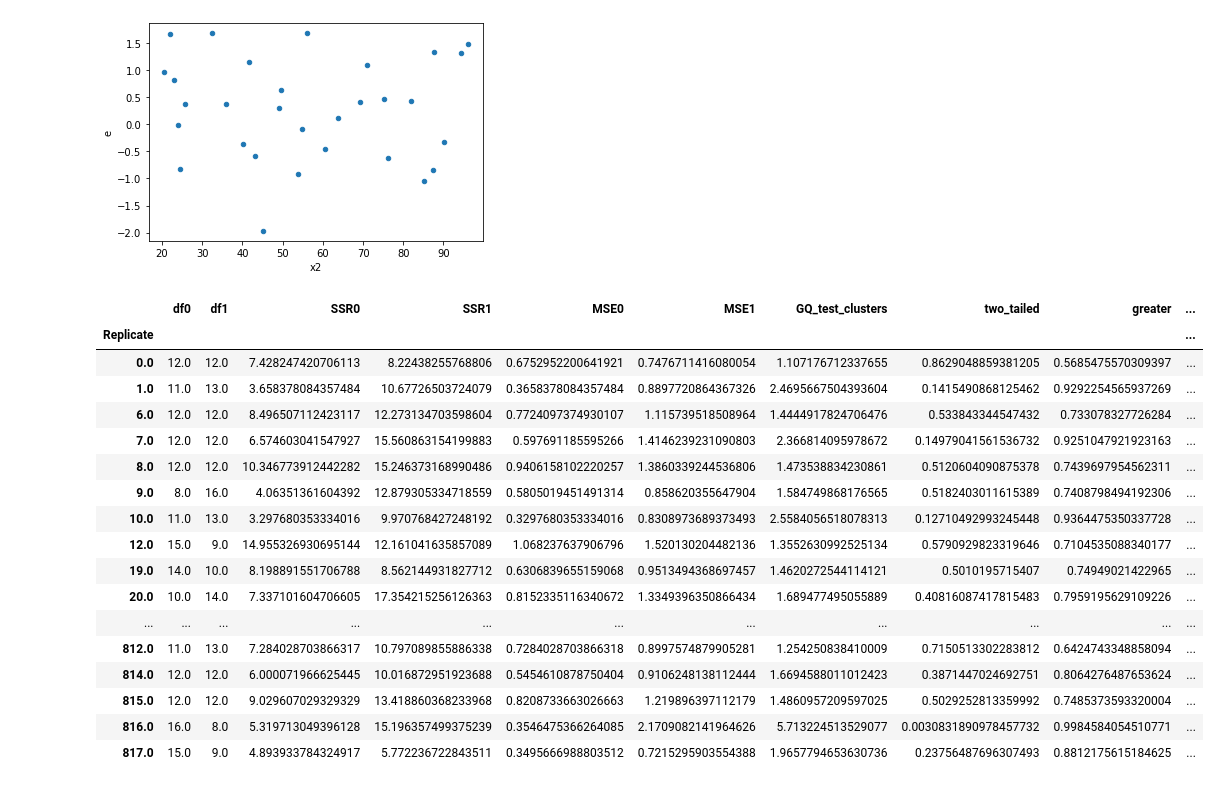
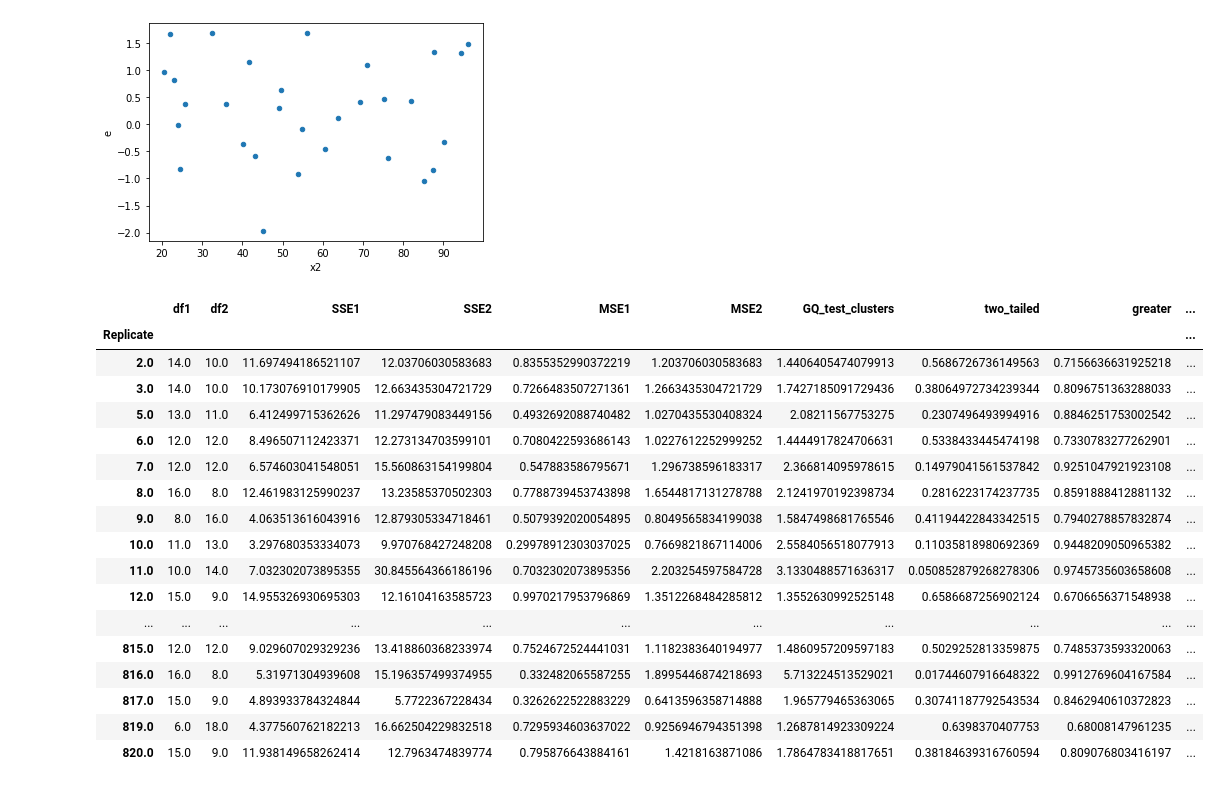
Before and after one commit to iam-fern/Generate_addition, a Jupyter notebook: GQtest_cluster_data_add_delta_(0)_n30_05.ipynb, the cells around one changed output. Cells and saved outputs as stored; diff of their text form; code cells hidden in the pictures.

```diff
--- a/GQtest_cluster_data_add_delta_(0)_n30_05.ipynb
+++ b/GQtest_cluster_data_add_delta_(0)_n30_05.ipynb
@@ -250,38 +249,38 @@ for run_replicate in list_replicate:
 # %%
 # สร้างตารางผลลัพธ์
 alpha = 0.05
 pd.set_option('display.max_rows', 1000)
 pd.set_option('display.max_columns', 1000)
 pd.set_option('display.width', 1000)
-result=pd.DataFrame({"Replicate":list_replicate, "df0":list_df0, "df1":list_df1, "SSR0":list_SSR0,
-                     "SSR1":list_SSR1, "MSE0":list_MSE0, "MSE1":list_MSE1,
-                     "GQ_test_clusters":list_GQ_test_clusters, "two_tailed":list_two_tailed, "greater":list_p_greater})
+result=pd.DataFrame({"Replicate":list_replicate, "df1":list_df1, "df2":list_df2, "SSE1":list_SSE1,
+                     "SSE2":list_SSE2, "MSE1":list_MSE1, "MSE2":list_MSE2,
+                     "GQ_test_clusters":list_GQ_test_clusters, "two_tailed":list_two_tailed, "greater":list_p_greater, "less":list_p_less})
 result.set_index(['Replicate'], inplace=True)
-result=result[(result["two_tailed"]<=1) & (result["greater"]<=1)]
+result=result[(result["two_tailed"]<=1) & (result["greater"]<=1) & (result["less"]<=1)]
 result["Result_test"]=result["two_tailed"].apply(lambda p_value: 'Reject005=0 : Heteroscedasticity'
-                                                                  if p_value < alpha else 'Reject005=1 : Homoscedasticity')
+                                                 if p_value < alpha else 'Reject005=1 : Homoscedasticity')
 #two_tailed_new_show=two_tailed_new.drop(columns="greater")
 
 result.astype(str)
 # %% [output]
-|  | df0 | df1 | SSR0 | SSR1 | MSE0 | MSE1 | GQ_test_clusters | two_tailed | greater | ... |
+|  | df1 | df2 | SSE1 | SSE2 | MSE1 | MSE2 | GQ_test_clusters | two_tailed | greater | ... |
 | Replicate |  |  |  |  |  |  |  |  |  | ... |
-| 0.0 | 12.0 | 12.0 | 7.428247420706113 | 8.22438255768806 | 0.6752952200641921 | 0.7476711416080054 | 1.107176712337655 | 0.8629048859381205 | 0.5685475570309397 | ... |
-| 1.0 | 11.0 | 13.0 | 3.658378084357484 | 10.67726503724079 | 0.3658378084357484 | 0.8897720864367326 | 2.4695667504393604 | 0.1415490868125462 | 0.9292254565937269 | ... |
-| 6.0 | 12.0 | 12.0 | 8.496507112423117 | 12.273134703598604 | 0.7724097374930107 | 1.115739518508964 | 1.4444917824706476 | 0.533843344547432 | 0.733078327726284 | ... |
-| 7.0 | 12.0 | 12.0 | 6.574603041547927 | 15.560863154199883 | 0.597691185595266 | 1.4146239231090803 | 2.366814095978672 | 0.14979041561536732 | 0.9251047921923163 | ... |
-| 8.0 | 12.0 | 12.0 | 10.346773912442282 | 15.246373168990486 | 0.9406158102220257 | 1.3860339244536806 | 1.473538834230861 | 0.5120604090875378 | 0.7439697954562311 | ... |
-| 9.0 | 8.0 | 16.0 | 4.06351361604392 | 12.879305334718559 | 0.5805019451491314 | 0.858620355647904 | 1.584749868176565 | 0.5182403011615389 | 0.7408798494192306 | ... |
-| 10.0 | 11.0 | 13.0 | 3.297680353334016 | 9.970768427248192 | 0.3297680353334016 | 0.8308973689373493 | 2.5584056518078313 | 0.12710492993245448 | 0.9364475350337728 | ... |
-| 12.0 | 15.0 | 9.0 | 14.955326930695144 | 12.161041635857089 | 1.068237637906796 | 1.520130204482136 | 1.3552630992525134 | 0.5790929823319646 | 0.7104535088340177 | ... |
-| 19.0 | 14.0 | 10.0 | 8.198891551706788 | 8.562144931827712 | 0.6306839655159068 | 0.9513494368697457 | 1.4620272544114121 | 0.5010195715407 | 0.74949021422965 | ... |
-| 20.0 | 10.0 | 14.0 | 7.337101604706605 | 17.354215256126363 | 0.8152335116340672 | 1.3349396350866434 | 1.689477495055889 | 0.40816087417815483 | 0.7959195629109226 | ... |
+| 2.0 | 14.0 | 10.0 | 11.697494186521107 | 12.03706030583683 | 0.8355352990372219 | 1.203706030583683 | 1.4406405474079913 | 0.5686726736149563 | 0.7156636631925218 | ... |
+| 3.0 | 14.0 | 10.0 | 10.173076910179905 | 12.663435304721729 | 0.7266483507271361 | 1.2663435304721729 | 1.7427185091729436 | 0.38064972734239344 | 0.8096751363288033 | ... |
+| 5.0 | 13.0 | 11.0 | 6.412499715362626 | 11.297479083449156 | 0.4932692088740482 | 1.0270435530408324 | 2.08211567753275 | 0.2307496493994916 | 0.8846251753002542 | ... |
+| 6.0 | 12.0 | 12.0 | 8.496507112423371 | 12.273134703599101 | 0.7080422593686143 | 1.0227612252999252 | 1.4444917824706631 | 0.5338433445474198 | 0.7330783277262901 | ... |
+| 7.0 | 12.0 | 12.0 | 6.574603041548051 | 15.560863154199804 | 0.547883586795671 | 1.296738596183317 | 2.366814095978615 | 0.14979041561537842 | 0.9251047921923108 | ... |
+| 8.0 | 16.0 | 8.0 | 12.461983125990237 | 13.23585370502303 | 0.7788739453743898 | 1.6544817131278788 | 2.1241970192398734 | 0.2816223174237735 | 0.8591888412881132 | ... |
+| 9.0 | 8.0 | 16.0 | 4.063513616043916 | 12.879305334718461 | 0.5079392020054895 | 0.8049565834199038 | 1.5847498681765546 | 0.41194422843342515 | 0.7940278857832874 | ... |
+| 10.0 | 11.0 | 13.0 | 3.297680353334073 | 9.970768427248208 | 0.29978912303037025 | 0.7669821867114006 | 2.5584056518077913 | 0.11035818980692369 | 0.9448209050965382 | ... |
+| 11.0 | 10.0 | 14.0 | 7.032302073895355 | 30.845564366186196 | 0.7032302073895356 | 2.203254597584728 | 3.1330488571636317 | 0.050852879268278306 | 0.9745735603658608 | ... |
+| 12.0 | 15.0 | 9.0 | 14.955326930695303 | 12.16104163585723 | 0.9970217953796869 | 1.3512268484285812 | 1.3552630992525148 | 0.6586687256902124 | 0.6706656371548938 | ... |
 | ... | ... | ... | ... | ... | ... | ... | ... | ... | ... | ... |
-| 812.0 | 11.0 | 13.0 | 7.284028703866317 | 10.797089855886338 | 0.7284028703866318 | 0.8997574879905281 | 1.254250838410009 | 0.7150513302283812 | 0.6424743348858094 | ... |
-| 814.0 | 12.0 | 12.0 | 6.000071966625445 | 10.016872951923688 | 0.5454610878750404 | 0.9106248138112444 | 1.6694588011012423 | 0.3871447024692751 | 0.8064276487653624 | ... |
-| 815.0 | 12.0 | 12.0 | 9.029607029329329 | 13.418860368233968 | 0.8208733663026663 | 1.219896397112179 | 1.4860957209597025 | 0.5029252813359992 | 0.7485373593320004 | ... |
-| 816.0 | 16.0 | 8.0 | 5.319713049396128 | 15.196357499375239 | 0.3546475366264085 | 2.1709082141964626 | 5.713224513529077 | 0.0030831890978457732 | 0.9984584054510771 | ... |
-| 817.0 | 15.0 | 9.0 | 4.893933784324917 | 5.772236722843511 | 0.3495666988803512 | 0.7215295903554388 | 1.9657794653630736 | 0.23756487696307493 | 0.8812175615184625 | ... |
+| 815.0 | 12.0 | 12.0 | 9.029607029329236 | 13.418860368233974 | 0.7524672524441031 | 1.1182383640194977 | 1.4860957209597183 | 0.5029252813359875 | 0.7485373593320063 | ... |
+| 816.0 | 16.0 | 8.0 | 5.31971304939608 | 15.196357499374955 | 0.332482065587255 | 1.8995446874218693 | 5.713224513529021 | 0.01744607916648322 | 0.9912769604167584 | ... |
+| 817.0 | 15.0 | 9.0 | 4.893933784324844 | 5.7722367228434 | 0.3262622522883229 | 0.6413596358714888 | 1.965779465363065 | 0.30741187792543534 | 0.8462940610372823 | ... |
+| 819.0 | 6.0 | 18.0 | 4.377560762182213 | 16.662504229832518 | 0.7295934603637022 | 0.9256946794351398 | 1.2687814923309224 | 0.6398370407753 | 0.68008147961235 | ... |
+| 820.0 | 15.0 | 9.0 | 11.938149658262414 | 12.7963474839774 | 0.795876643884161 | 1.4218163871086 | 1.7864783418817651 | 0.38184639316760594 | 0.809076803416197 | ... |
 # %%
 # สร้างตารางผลลัพธ์
 alpha = 0.05
```
Also changed, not shown: parts of 4 cells of this notebook.
